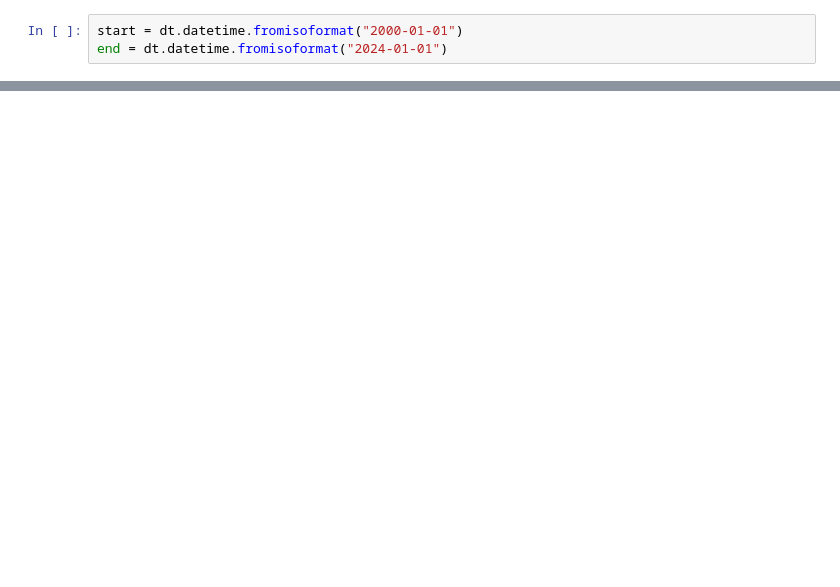
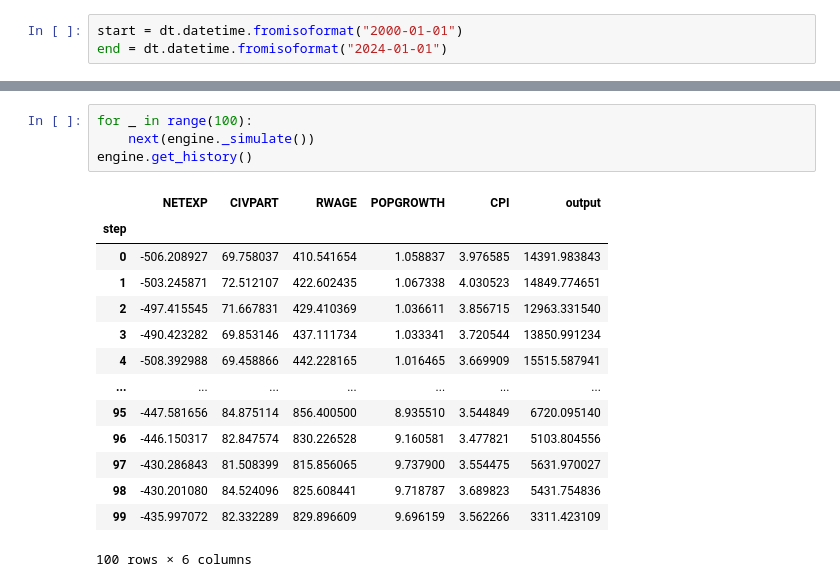
Before and after one commit to GongJr0/MacroSim, a Jupyter notebook: test.ipynb, the cells around one changed output, grey strips where cells are left out. Cells and saved outputs as stored; diff of their text form; blank space fills up the shorter version.

```diff
--- a/test.ipynb
+++ b/test.ipynb
@@ -113,0 +111,19 @@ PySRFunction(X=>(LES1252881600Q - 130.33737)*(CIVPART*(-1.3052098) + CORESTICKM1
+# %%
+for _ in range(100):
+    next(engine._simulate())
+engine.get_history()
+# %% [output]
+|  | NETEXP | CIVPART | RWAGE | POPGROWTH | CPI | output |
+| step |  |  |  |  |  |  |
+| 0 | -506.208927 | 69.758037 | 410.541654 | 1.058837 | 3.976585 | 14391.983843 |
+| 1 | -503.245871 | 72.512107 | 422.602435 | 1.067338 | 4.030523 | 14849.774651 |
+| 2 | -497.415545 | 71.667831 | 429.410369 | 1.036611 | 3.856715 | 12963.331540 |
+| 3 | -490.423282 | 69.853146 | 437.111734 | 1.033341 | 3.720544 | 13850.991234 |
+| 4 | -508.392988 | 69.458866 | 442.228165 | 1.016465 | 3.669909 | 15515.587941 |
+| ... | ... | ... | ... | ... | ... | ... |
+| 95 | -447.581656 | 84.875114 | 856.400500 | 8.935510 | 3.544849 | 6720.095140 |
+| 96 | -446.150317 | 82.847574 | 830.226528 | 9.160581 | 3.477821 | 5103.804556 |
+| 97 | -430.286843 | 81.508399 | 815.856065 | 9.737900 | 3.554475 | 5631.970027 |
+| 98 | -430.201080 | 84.524096 | 825.608441 | 9.718787 | 3.689823 | 5431.754836 |
+| 99 | -435.997072 | 82.332289 | 829.896609 | 9.696159 | 3.562266 | 3311.423109 |
+100 rows × 6 columns
```
Also changed, not shown: parts of 13 cells of this notebook, 6 other files.
